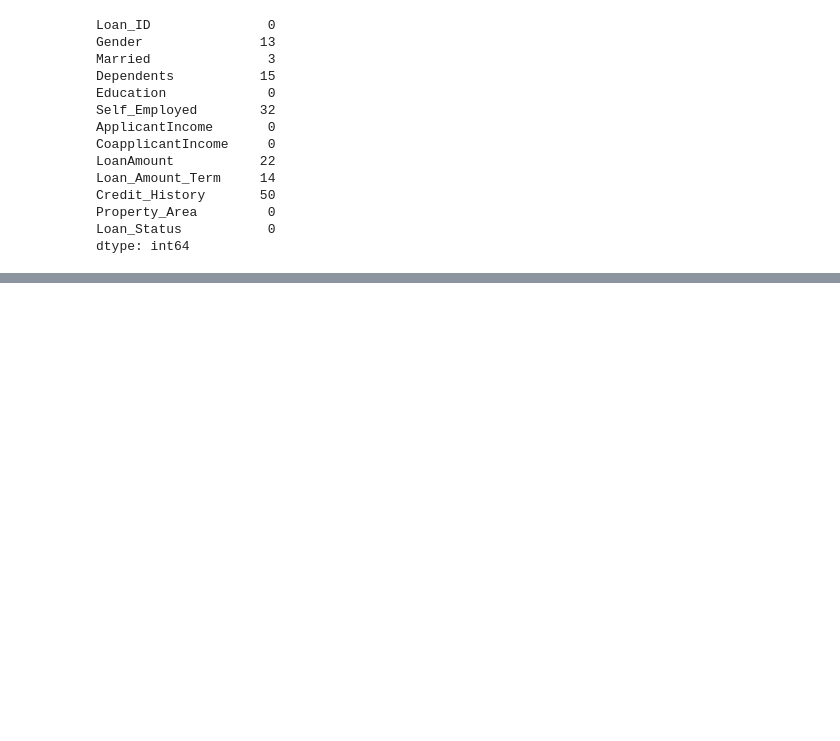
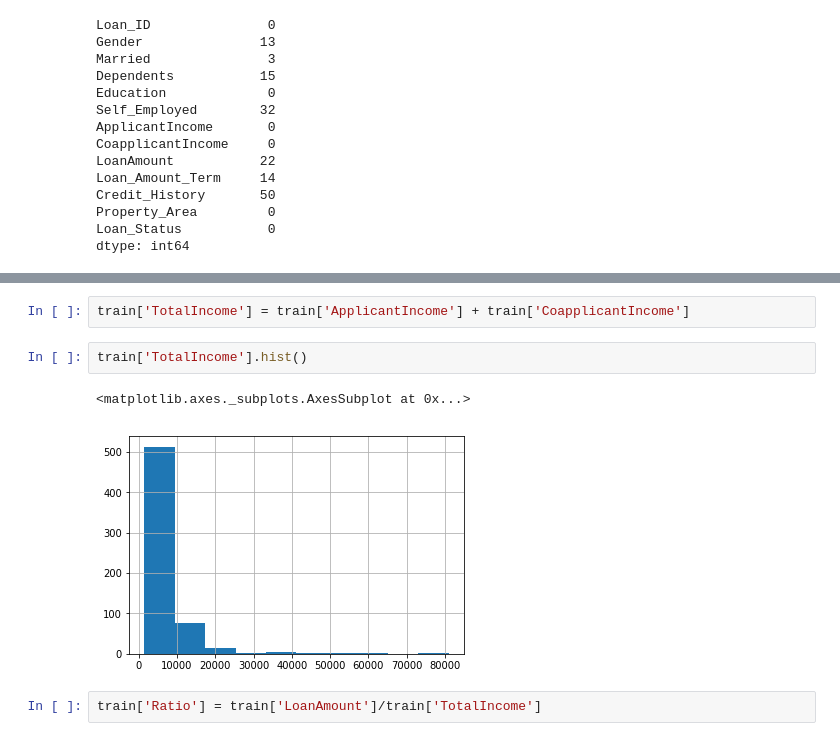
Before and after one commit to rkritika1508/Loan-Prediction, a Jupyter notebook: Analysis.ipynb, the cells around one changed output, grey strips where cells are left out. Drawn from its saved outputs; the diff is of its cells as text; blank space fills up the shorter version.

```diff
--- a/Analysis.ipynb
+++ b/Analysis.ipynb
@@ -209,0 +254,9 @@ Name: Gender, Length: 614, dtype: object
+# %%
+train['TotalIncome'] = train['ApplicantIncome'] + train['CoapplicantIncome']
+# %%
+train['TotalIncome'].hist()
+# %% [output]
+<matplotlib.axes._subplots.AxesSubplot at 0x...>
+[figure, added]
+# %%
+train['Ratio'] = train['LoanAmount']/train['TotalIncome']
```
Also changed, not shown: parts of 15 cells of this notebook.
